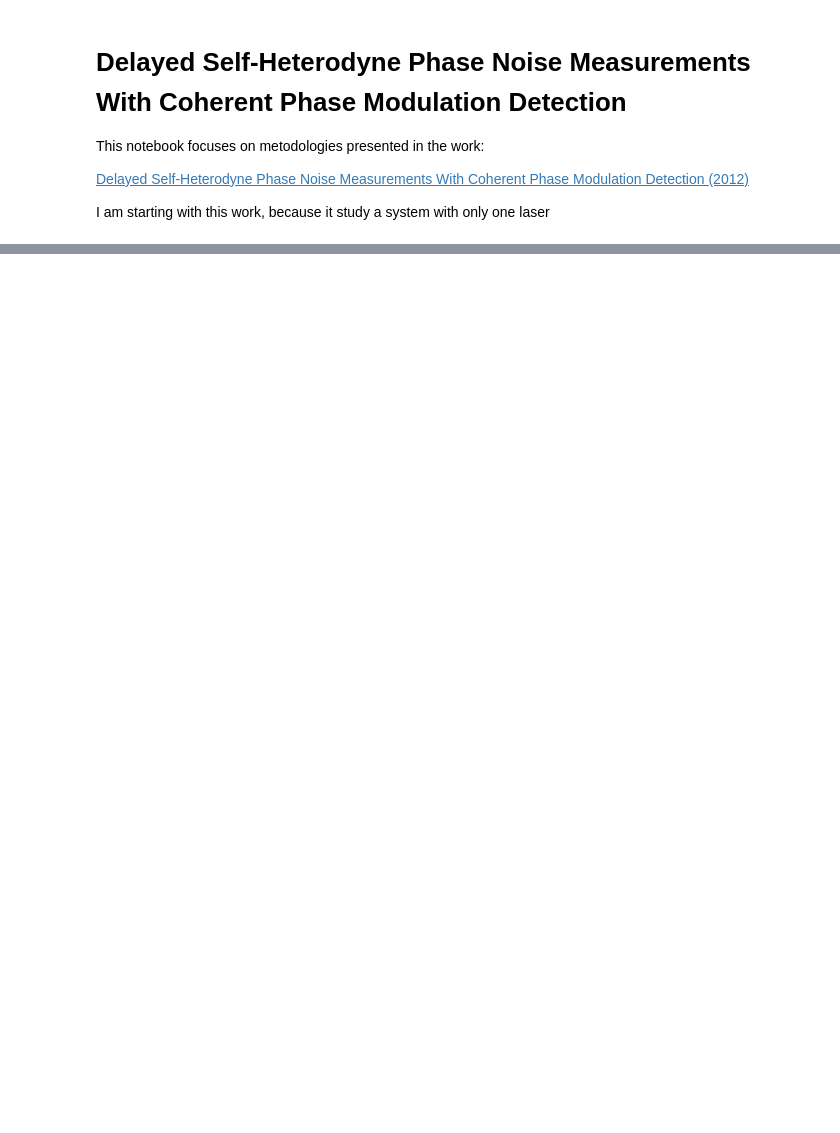
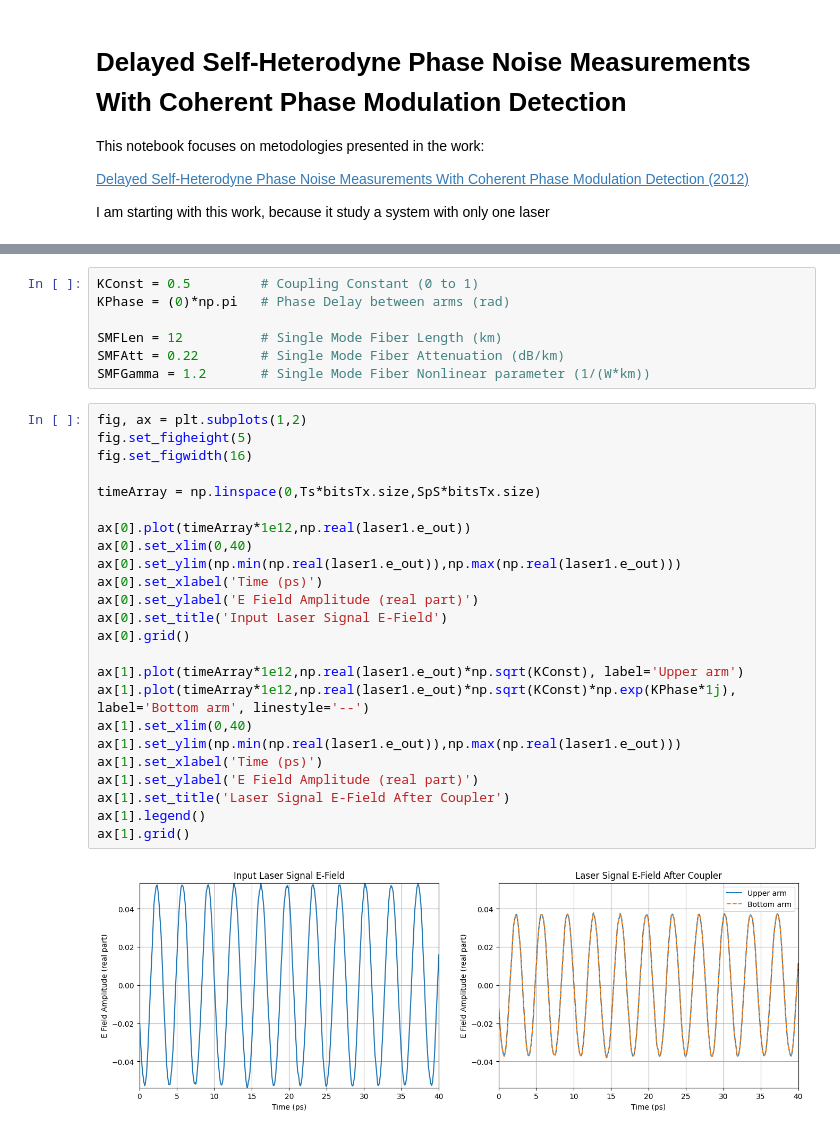
Before and after one commit to CaioRodrigues200/Laser-Study, a Jupyter notebook: Projects/Delayed_Self_Heterodyne/Delayed_Self_Heterodyne.ipynb, the cells around one changed output, grey strips where cells are left out. Saved outputs shown, nothing was run; the diff lists cells and outputs as text; blank space fills up the shorter version.

```diff
--- a/Projects/Delayed_Self_Heterodyne/Delayed_Self_Heterodyne.ipynb
+++ b/Projects/Delayed_Self_Heterodyne/Delayed_Self_Heterodyne.ipynb
@@ -452,0 +137,33 @@ if __name__ == "__main__":
+# %%
+KConst = 0.5         # Coupling Constant (0 to 1)
+KPhase = (0)*np.pi   # Phase Delay between arms (rad)
+
+SMFLen = 12          # Single Mode Fiber Length (km)
+SMFAtt = 0.22        # Single Mode Fiber Attenuation (dB/km)
+SMFGamma = 1.2       # Single Mode Fiber Nonlinear parameter (1/(W*km))
+# %%
+fig, ax = plt.subplots(1,2)
+fig.set_figheight(5)
+fig.set_figwidth(16)
+
+timeArray = np.linspace(0,Ts*bitsTx.size,SpS*bitsTx.size)
+
+ax[0].plot(timeArray*1e12,np.real(laser1.e_out))
+ax[0].set_xlim(0,40)
+ax[0].set_ylim(np.min(np.real(laser1.e_out)),np.max(np.real(laser1.e_out)))
+ax[0].set_xlabel('Time (ps)')
+ax[0].set_ylabel('E Field Amplitude (real part)')
+ax[0].set_title('Input Laser Signal E-Field')
+ax[0].grid()
+
+ax[1].plot(timeArray*1e12,np.real(laser1.e_out)*np.sqrt(KConst), label='Upper arm')
+ax[1].plot(timeArray*1e12,np.real(laser1.e_out)*np.sqrt(KConst)*np.exp(KPhase*1j), label='Bottom arm', linestyle='--')
+ax[1].set_xlim(0,40)
+ax[1].set_ylim(np.min(np.real(laser1.e_out)),np.max(np.real(laser1.e_out)))
+ax[1].set_xlabel('Time (ps)')
+ax[1].set_ylabel('E Field Amplitude (real part)')
+ax[1].set_title('Laser Signal E-Field After Coupler')
+ax[1].legend()
+ax[1].grid()
+# %% [output]
+[figure, added]
```
Also changed, not shown: parts of 18 cells of this notebook, 2 other files.
